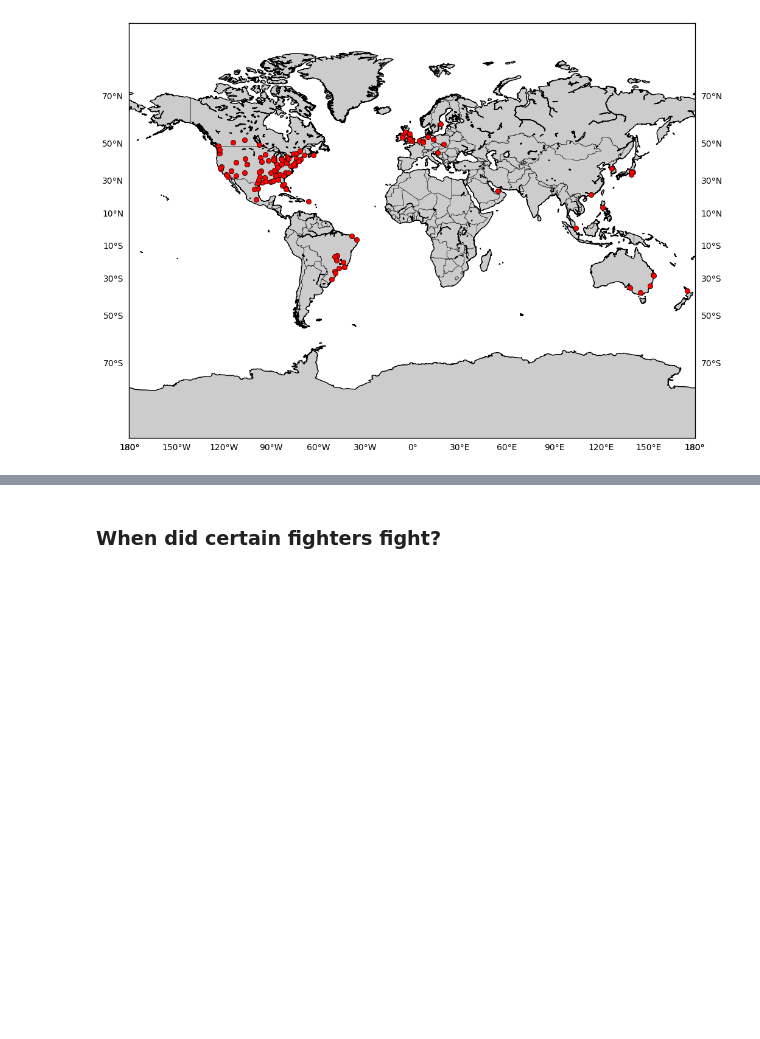
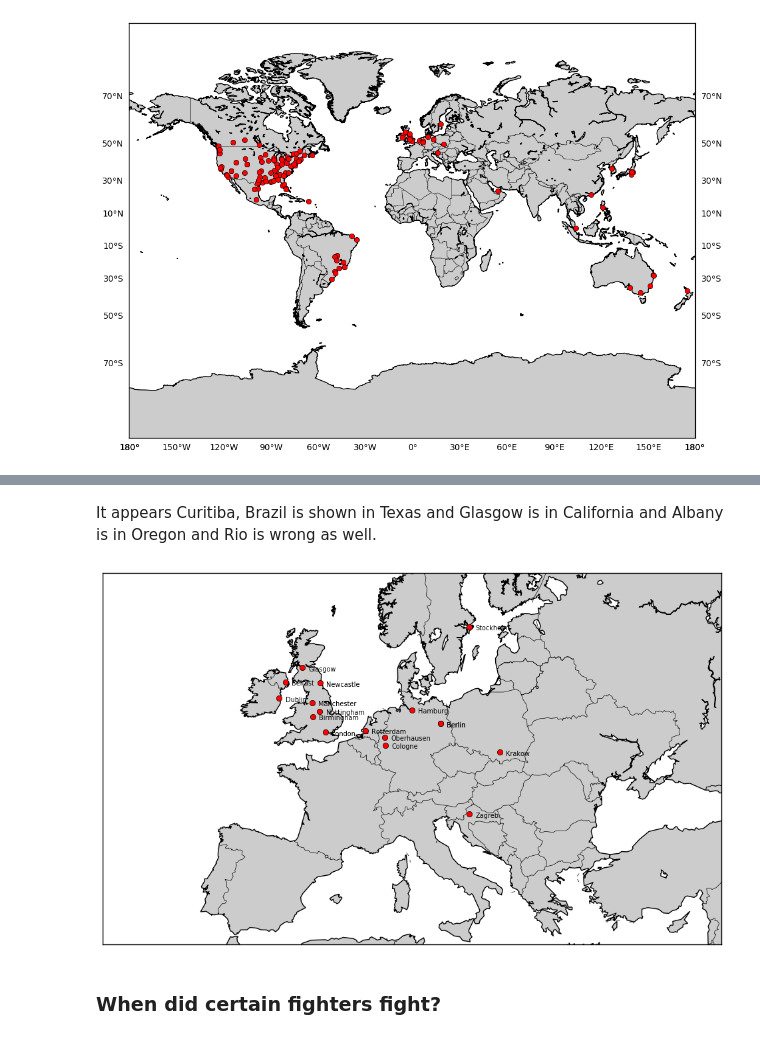
Before and after one commit to jhalverson/data_science, a Jupyter notebook: misc/mma_analytics/part2_fight_card_data_overview.ipynb, the cells around one changed output, grey strips where cells are left out. Drawn from its saved outputs; the diff is of its cells as text; code cells hidden in the pictures; blank space fills up the shorter version.

```diff
--- a/misc/mma_analytics/part2_fight_card_data_overview.ipynb
+++ b/misc/mma_analytics/part2_fight_card_data_overview.ipynb
@@ -355,3 +344,24 @@ for label, xpt, ypt in zip(labels, x, y):
+# %% [markdown]
+It appears Curitiba, Brazil is shown in Texas and Glasgow is in California and Albany is in Oregon and Rio is wrong as well.
+# %%
+fig = plt.figure(1, figsize=(12, 12))
+m = Basemap(width=5e6, height=3e6, resolution='l', projection='lcc', lon_0=10, lat_0=50,)
+m.drawstates()
+m.drawcoastlines()
+m.drawcountries()
+m.fillcontinents()
+
+x, y = m(df.x.values, df.y.values)
+msk = np.where((x > 0) & (x < 5e6) & (y > 0) & (y < 3e6))
+x = x[msk]
+y = y[msk]
+lcn = df.location.values[msk]
+m.plot(x, y, 'ro', markersize=6)
+labels = [loc.split(',')[0] for loc in lcn]
+for label, xpt, ypt in zip(labels, x, y):
+     plt.text(xpt + 50000, ypt - 25000, label, fontsize=7)
+# %% [output]
+[figure, added]
 # %% [markdown]
 ### When did certain fighters fight?
 # %%
```
Also changed, not shown: parts of 15 cells of this notebook, 3 other files.
